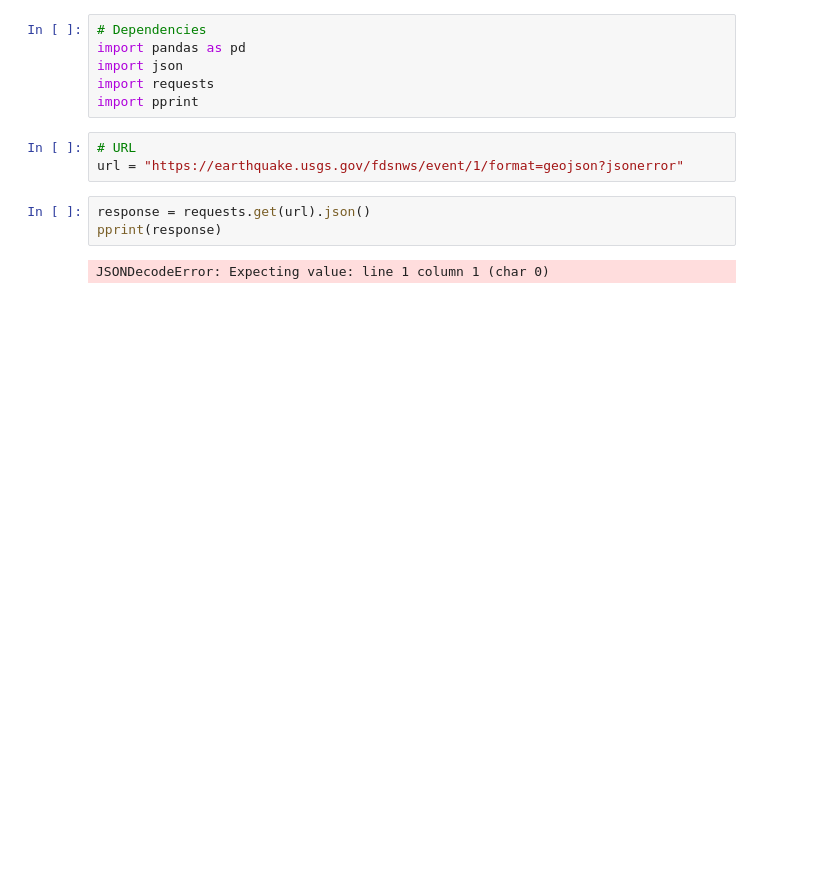
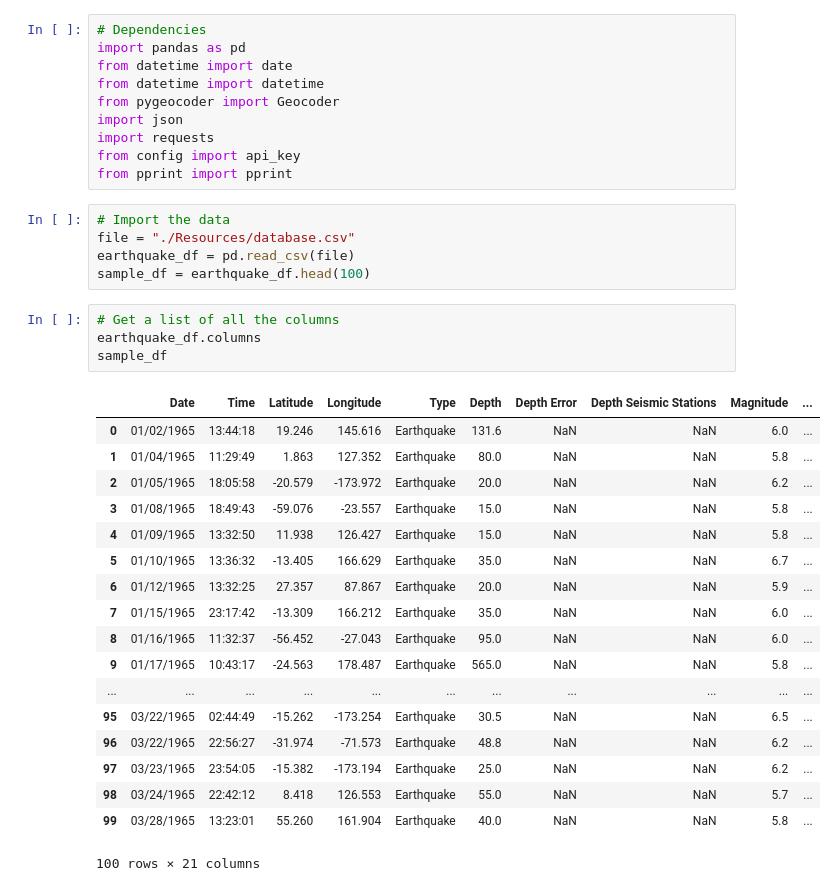
Before and after one commit to MichaelPearson-gif/ETL, a Jupyter notebook: California Earthquakes.ipynb, the cells around one changed output. Saved outputs shown, nothing was run; the diff lists cells and outputs as text; blank space fills up the shorter version.

Commit message:
Extracted new data set. In process of transforming.

```diff
--- a/California Earthquakes.ipynb
+++ b/California Earthquakes.ipynb
@@ -1,14 +1,38 @@
 # %%
 # Dependencies
 import pandas as pd
+from datetime import date
+from datetime import datetime
+from pygeocoder import Geocoder
 import json
 import requests
-import pprint
+from config import api_key
+from pprint import pprint
-# %%
-# URL
-url = "https://earthquake.usgs.gov/fdsnws/event/1/format=geojson?jsonerror"
-# %%
-response = requests.get(url).json()
-pprint(response)
-# %% [output]
-JSONDecodeError: Expecting value: line 1 column 1 (char 0)
+# %%
+# Import the data
+file = "./Resources/database.csv"
+earthquake_df = pd.read_csv(file)
+sample_df = earthquake_df.head(100)
+# %%
+# Get a list of all the columns
+earthquake_df.columns
+sample_df
+# %% [output]
+|  | Date | Time | Latitude | Longitude | Type | Depth | Depth Error | Depth Seismic Stations | Magnitude | ... |
+| 0 | 01/02/1965 | 13:44:18 | 19.246 | 145.616 | Earthquake | 131.6 | NaN | NaN | 6.0 | ... |
+| 1 | 01/04/1965 | 11:29:49 | 1.863 | 127.352 | Earthquake | 80.0 | NaN | NaN | 5.8 | ... |
+| 2 | 01/05/1965 | 18:05:58 | -20.579 | -173.972 | Earthquake | 20.0 | NaN | NaN | 6.2 | ... |
+| 3 | 01/08/1965 | 18:49:43 | -59.076 | -23.557 | Earthquake | 15.0 | NaN | NaN | 5.8 | ... |
+| 4 | 01/09/1965 | 13:32:50 | 11.938 | 126.427 | Earthquake | 15.0 | NaN | NaN | 5.8 | ... |
+| 5 | 01/10/1965 | 13:36:32 | -13.405 | 166.629 | Earthquake | 35.0 | NaN | NaN | 6.7 | ... |
+| 6 | 01/12/1965 | 13:32:25 | 27.357 | 87.867 | Earthquake | 20.0 | NaN | NaN | 5.9 | ... |
+| 7 | 01/15/1965 | 23:17:42 | -13.309 | 166.212 | Earthquake | 35.0 | NaN | NaN | 6.0 | ... |
+| 8 | 01/16/1965 | 11:32:37 | -56.452 | -27.043 | Earthquake | 95.0 | NaN | NaN | 6.0 | ... |
+| 9 | 01/17/1965 | 10:43:17 | -24.563 | 178.487 | Earthquake | 565.0 | NaN | NaN | 5.8 | ... |
+| ... | ... | ... | ... | ... | ... | ... | ... | ... | ... | ... |
+| 95 | 03/22/1965 | 02:44:49 | -15.262 | -173.254 | Earthquake | 30.5 | NaN | NaN | 6.5 | ... |
+| 96 | 03/22/1965 | 22:56:27 | -31.974 | -71.573 | Earthquake | 48.8 | NaN | NaN | 6.2 | ... |
+| 97 | 03/23/1965 | 23:54:05 | -15.382 | -173.194 | Earthquake | 25.0 | NaN | NaN | 6.2 | ... |
+| 98 | 03/24/1965 | 22:42:12 | 8.418 | 126.553 | Earthquake | 55.0 | NaN | NaN | 5.7 | ... |
+| 99 | 03/28/1965 | 13:23:01 | 55.260 | 161.904 | Earthquake | 40.0 | NaN | NaN | 5.8 | ... |
+100 rows × 21 columns
```
Also changed, not shown: parts of 3 cells of this notebook, 2 other files.
